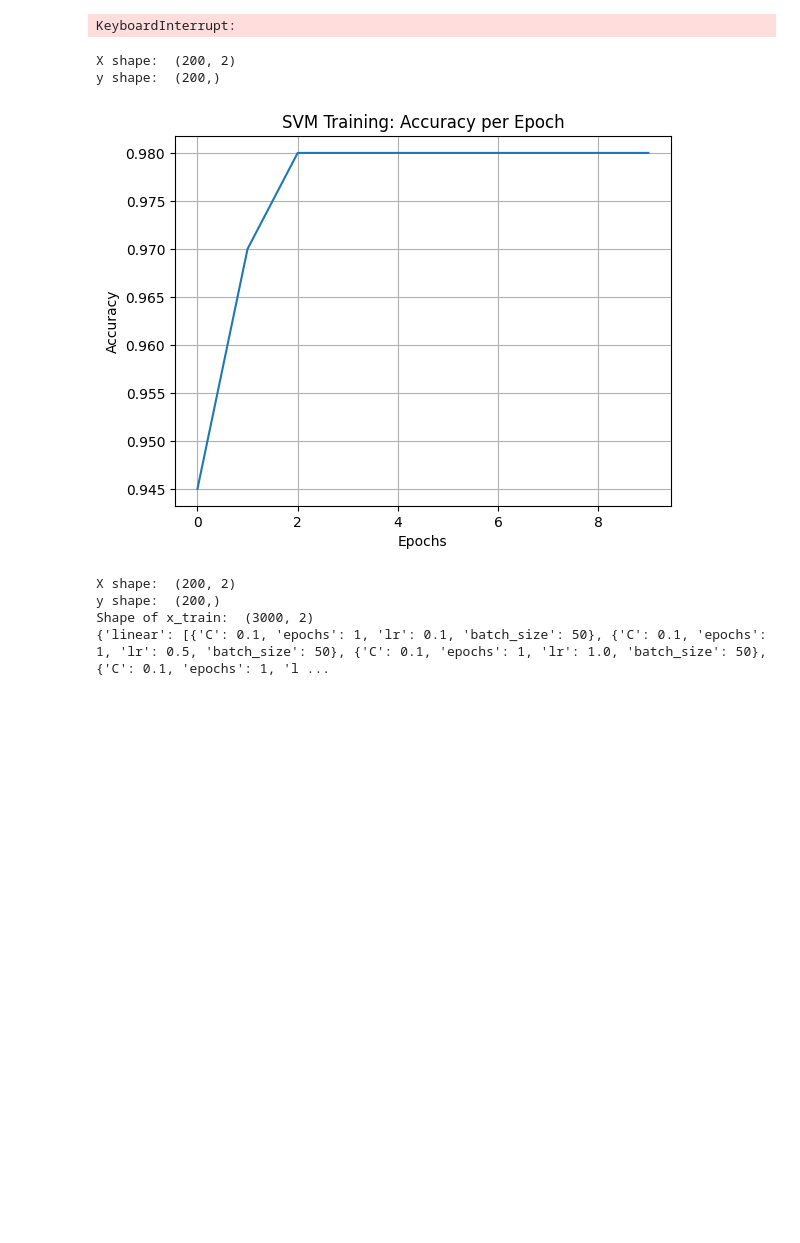
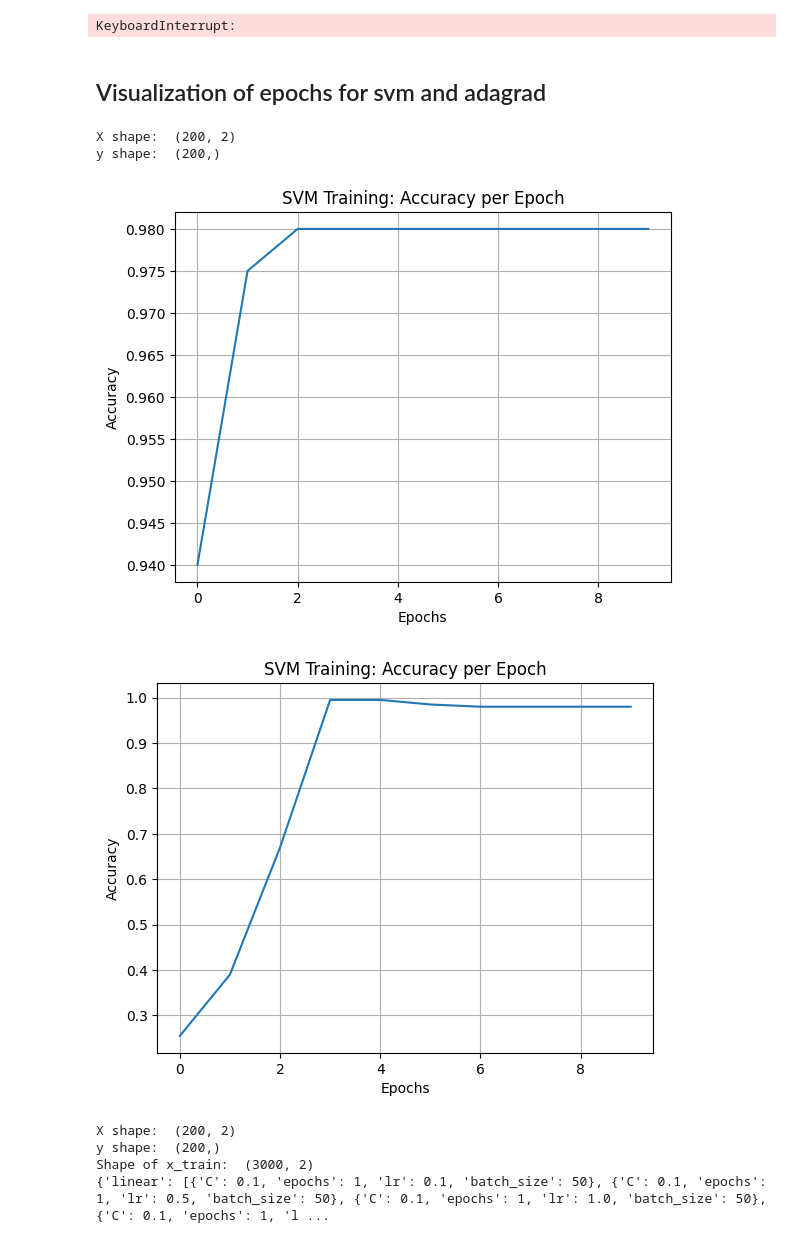
Before and after one commit to nks84/mma_pa1, a Jupyter notebook: pa2/submission_2_point_0.ipynb, the cells around one changed output. Cells and saved outputs as stored; diff of their text form; code cells hidden in the pictures; blank space fills up the shorter version.

```diff
--- a/pa2/submission_2_point_0.ipynb
+++ b/pa2/submission_2_point_0.ipynb
@@ -589,6 +597,8 @@ y shape:  (200000,)
 Shape of x_train:  (1000, 2)
 {'linear': [{'C': 0.1, 'epochs': 1, 'lr': 1e-05, 'batch_size': 10}, {'C': 0.1, 'epochs': 1, 'lr': 1e-05, 'batch_size': 20}, {'C': 0.1, 'epochs': 1, 'lr': 1e-05, 'batch_size': 50}, {'C': 0.1, 'epochs': ...
 KeyboardInterrupt:
+# %% [markdown]
+## Visualization of epochs for svm and adagrad
 # %%
 import numpy as np
 import matplotlib.pyplot as plt
@@ -651,34 +661,36 @@ def train_svm_adagra_with_plot(X, y, batch_size=10, C=1.0, epochs=10, lr=0.1):
         perm = np.random.permutation(len(y))  # Shuffle data each epoch
         for b in range(n_batches):
             start = b * batch_size
             end = min(start + batch_size, len(y))
             X_batch = X[perm[start:end]]
             y_batch = y[perm[start:end]]
             grad = svm_gradient(w, X_batch, y_batch, C)
             gradient_accumulate += grad ** 2
             adjusted_lr = lr / (epsilon + np.sqrt(gradient_accumulate))
             w -= adjusted_lr * grad
 
         # Track accuracy after each epoch
         acc = compute_accuracy(w, X, y)
         accuracies.append(acc)
 
     # Plot the accuracies over epochs
     plt.plot(range(epochs), accuracies)
     plt.xlabel('Epochs')
     plt.ylabel('Accuracy')
     plt.title('SVM Training: Accuracy per Epoch')
     plt.grid(True)
     plt.show()
 
     return w
 
 X, y = load_dataset("toydata_tiny.csv")
 trained_weights = train_svm_adagra_with_plot(X, y)
+trained_weights = train_svm_linear_print_epochs(X, y)
 # %% [output]
 X shape:  (200, 2)
 y shape:  (200,)
-[figure, old version]
+[figure, new version]
+[figure, added]
 # %%
 # Required imports
 import itertools
```
Also changed, not shown: parts of 4 cells of this notebook.
